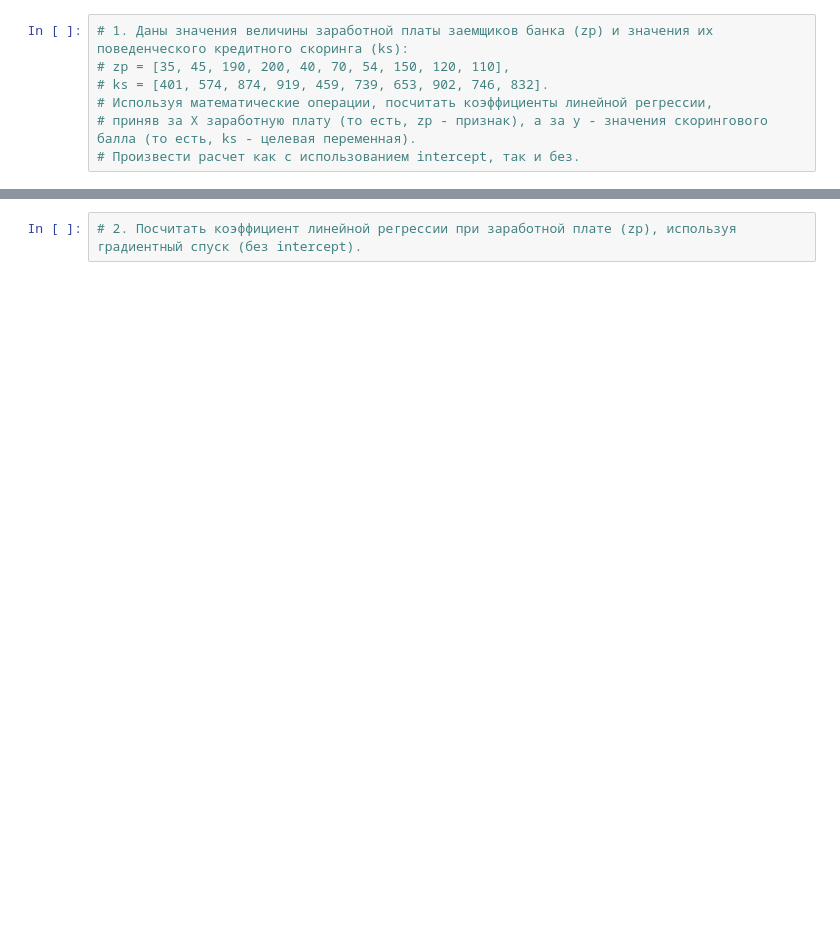
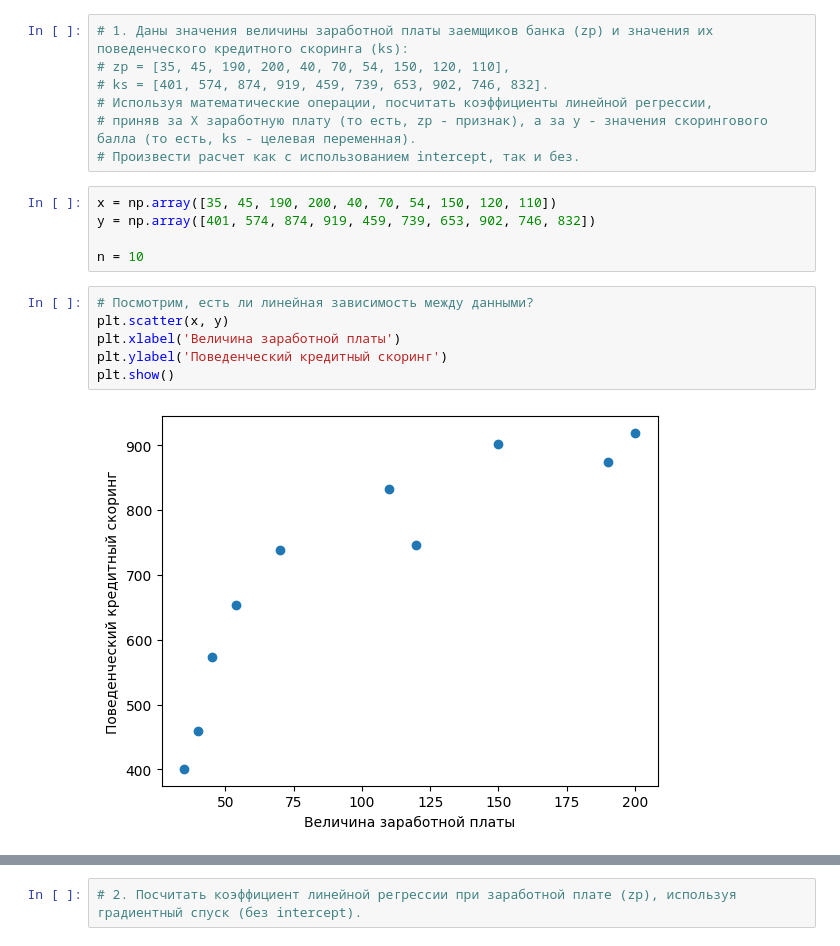
Before and after one commit to MaryVecherik/Math.statistic-seminars-homework, a Jupyter notebook: seminar9/homework9.ipynb, the cells around one changed output, grey strips where cells are left out. Saved outputs shown, nothing was run; the diff lists cells and outputs as text; blank space fills up the shorter version.

```diff
--- a/seminar9/homework9.ipynb
+++ b/seminar9/homework9.ipynb
@@ -5,3 +8,16 @@
 # Используя математические операции, посчитать коэффициенты линейной регрессии,
 # приняв за X заработную плату (то есть, zp - признак), а за y - значения скорингового балла (то есть, ks - целевая переменная).
 # Произвести расчет как с использованием intercept, так и без.
+# %%
+x = np.array([35, 45, 190, 200, 40, 70, 54, 150, 120, 110])
+y = np.array([401, 574, 874, 919, 459, 739, 653, 902, 746, 832])
+
+n = 10
+# %%
+# Посмотрим, есть ли линейная зависимость между данными?
+plt.scatter(x, y)
+plt.xlabel('Величина заработной платы')
+plt.ylabel('Поведенческий кредитный скоринг')
+plt.show()
+# %% [output]
+[figure, added]
```
Also changed, not shown: parts of 8 cells of this notebook.
